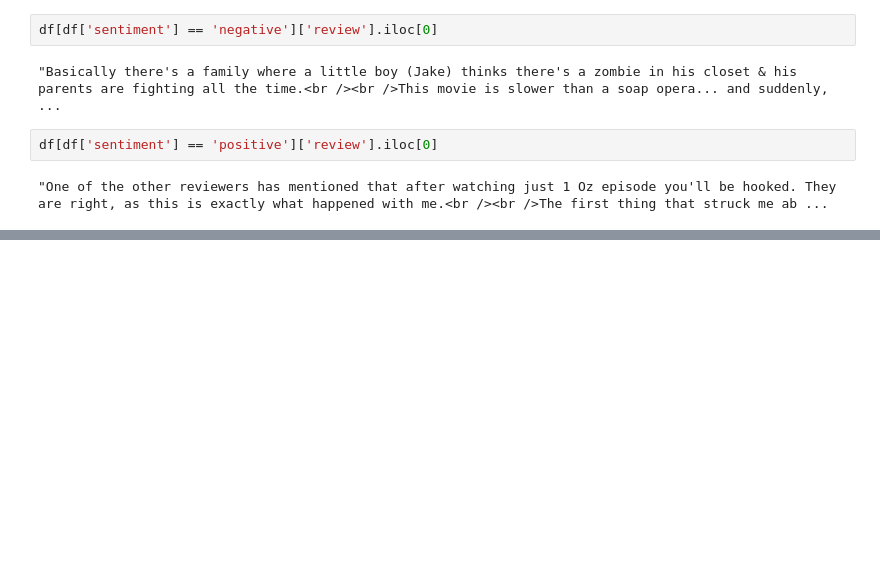
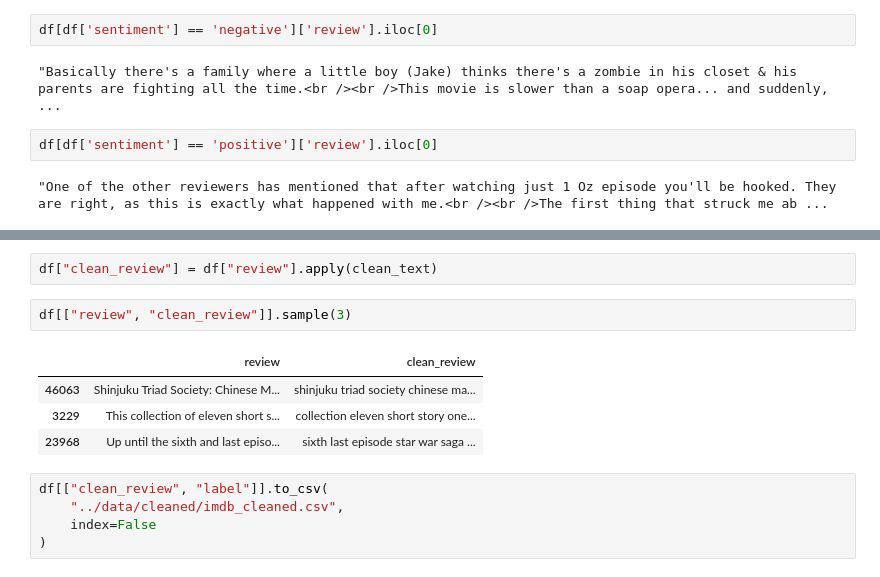
Before and after one commit to duckydodo/ml-sentiment-classifier, a Jupyter notebook: notebooks/01_data_exploration.ipynb, the cells around one changed output, grey strips where cells are left out. Cells and saved outputs as stored; diff of their text form; blank space fills up the shorter version.

Commit message:
Finalize text preprocessing and save cleaned IMDb dataset

```diff
--- a/notebooks/01_data_exploration.ipynb
+++ b/notebooks/01_data_exploration.ipynb
@@ -92,0 +121,14 @@ df[df['sentiment'] == 'positive']['review'].iloc[0]
+# %%
+df["clean_review"] = df["review"].apply(clean_text)
+# %%
+df[["review", "clean_review"]].sample(3)
+# %% [output]
+|  | review | clean_review |
+| 46063 | Shinjuku Triad Society: Chinese M... | shinjuku triad society chinese ma... |
+| 3229 | This collection of eleven short s... | collection eleven short story one... |
+| 23968 | Up until the sixth and last episo... | sixth last episode star war saga ... |
+# %%
+df[["clean_review", "label"]].to_csv(
+    "../data/cleaned/imdb_cleaned.csv",
+    index=False
+)
```
Also changed, not shown: parts of 4 cells of this notebook, 3 other files.
